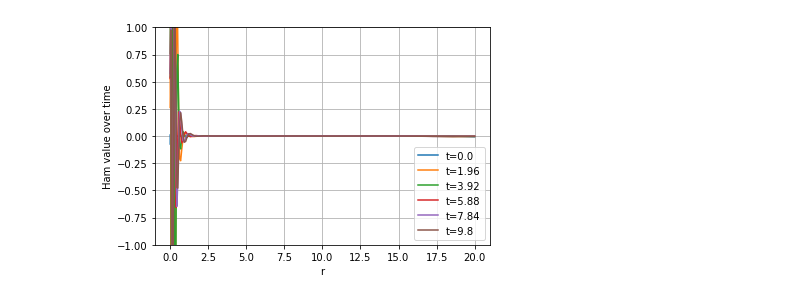
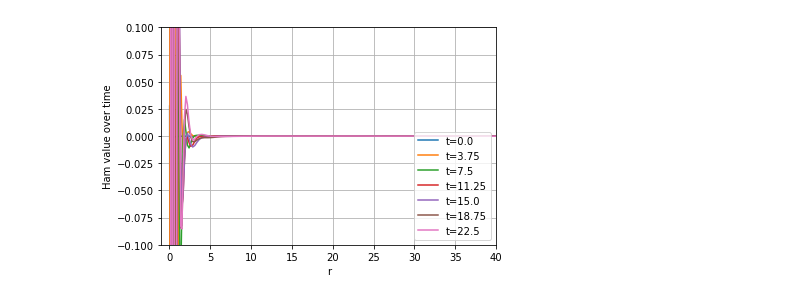
Before and after one commit to GRTLCollaboration/engrenage, a Jupyter notebook: examples/BHEvolution.ipynb, the cells around one changed output. Drawn from its saved outputs; the diff is of its cells as text; code cells hidden in the pictures.

```diff
--- a/examples/BHEvolution.ipynb
+++ b/examples/BHEvolution.ipynb
@@ -26,8 +26,8 @@ from source.bhinitialconditions import *       # go here to change the initial c
 from source.hamdiagnostic import *             # go here to change the Ham constraint diagnostic
 # %%
 # Input parameters for grid and evolution here
-N_r = 60 # num points on physical grid
-R = 20.0 # Maximum outer radius
+N_r = 64 # num points on physical grid
+R = 48.0 # Maximum outer radius
 r_is_logarithmic = True
 r, initial_state = get_initial_state(R, N_r, r_is_logarithmic)
 
@@ -70,7 +70,7 @@ plt.grid()
 # %%
 # for control of time integrator and spatial grid
-T = 10.0 # Maximum evolution time
-N_t = 51 # time resolution (only for outputs, not for integration, which is decided by python)
+T = 24.0 # Maximum evolution time
+N_t = 64 # time resolution (only for outputs, not for integration, which is decided by python)
 
 # Work out dt and time spacing of outputs
 dt = T/N_t
@@ -130,19 +130,19 @@ r, Ham = get_Ham_diagnostic(solution, t, R, N_r, r_is_logarithmic)
 # %%
 # plot the profile for Ham at a selection of times
 
 for i, t_i in enumerate(t) :
     if (i < N_t) and (i % 10 == 0) :
         labelt = "t="+str(round(t_i,2))
         Ham_t = Ham[i]
         Ham_t = Ham_t[num_ghosts:(N_r + num_ghosts)] # don't plot ghosts for diagnostics
         r_diagnostics = r[num_ghosts:(N_r + num_ghosts)]
         plt.plot(r_diagnostics, Ham_t, label=labelt)
 
 plt.legend(loc=4)
 plt.xlabel('r')
-#plt.xlim(-1,R+2)
-plt.ylim(-1.0,1.0)
+plt.xlim(-1,40)
+plt.ylim(-0.1,0.1)
 plt.ylabel('Ham value over time')
 plt.grid()
 # %% [output]
-[figure, old version]
+[figure, new version]
```
Also changed, not shown: parts of 4 cells of this notebook, 3 other files.
